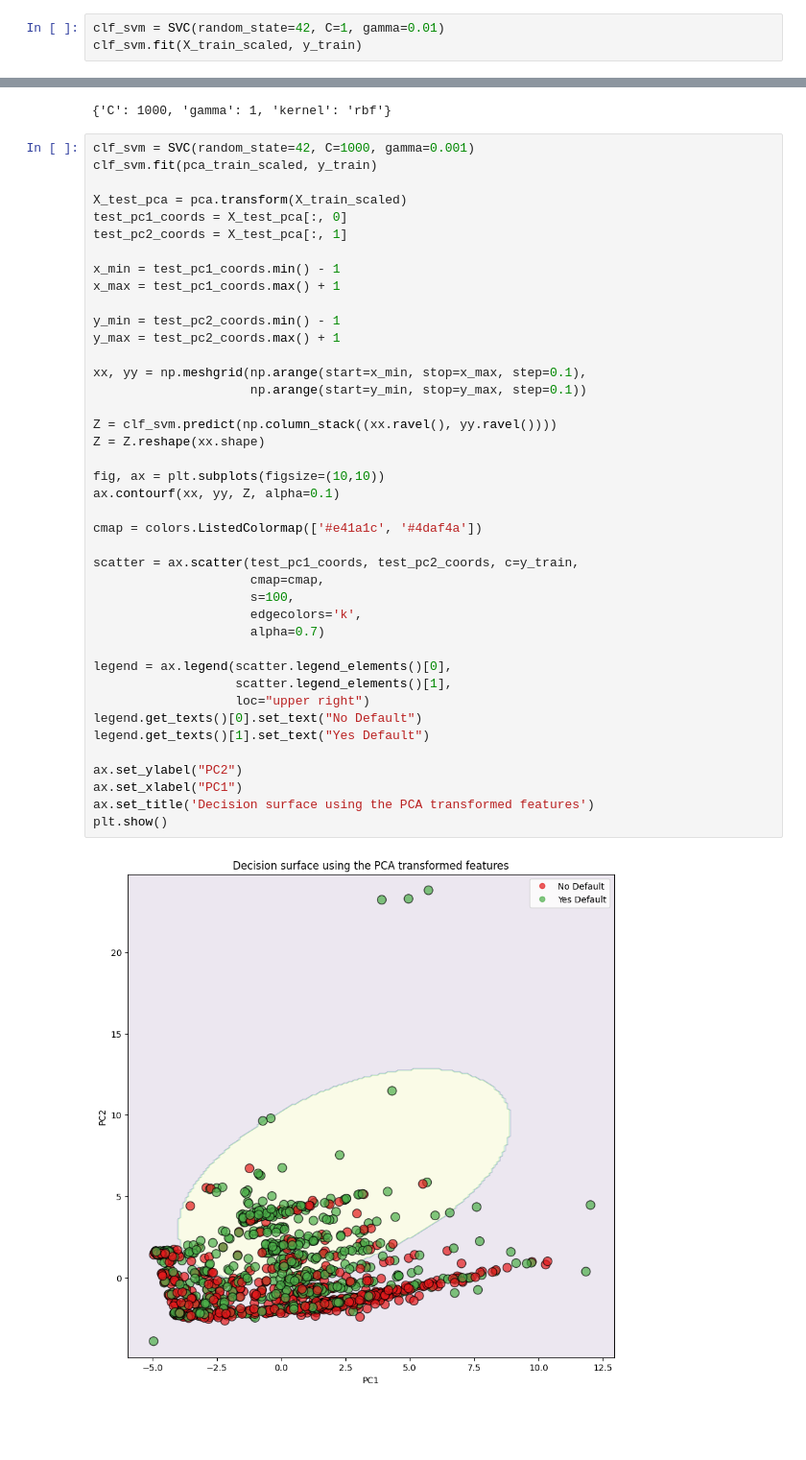
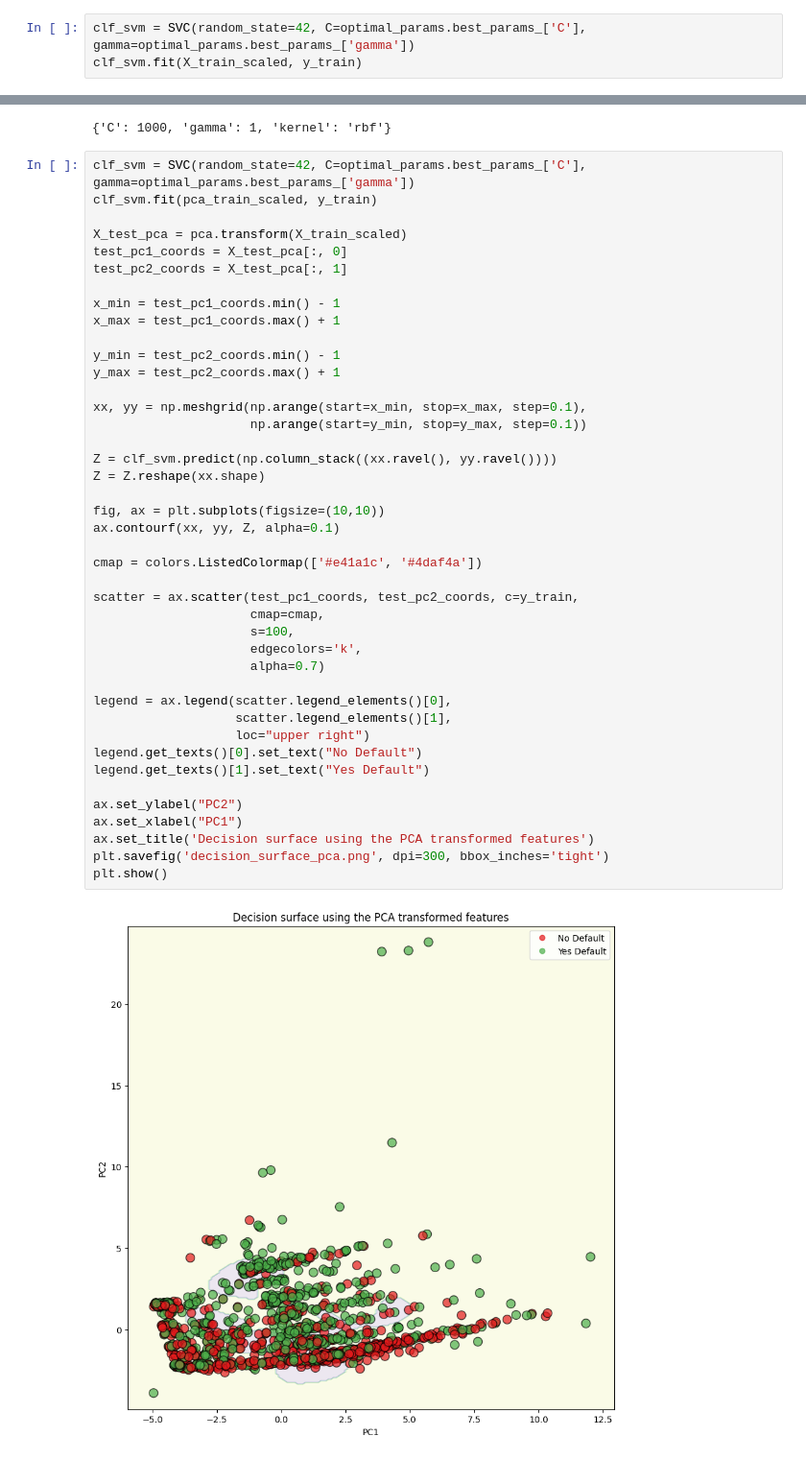
Before and after one commit to mcollinsece/cpsc-8420-advanced-machine-learning, a Jupyter notebook: Final_project/credit_card_default.ipynb, the cells around one changed output, grey strips where cells are left out. Shown: that part at 96% size. Drawn from its saved outputs; the diff is of its cells as text; blank space fills up the shorter version.

```diff
--- a/Final_project/credit_card_default.ipynb
+++ b/Final_project/credit_card_default.ipynb
@@ -212,7 +212,7 @@ print(optimal_params.best_params_)
 # %% [output]
 {'C': 1, 'gamma': 0.01, 'kernel': 'rbf'}
 # %%
-clf_svm = SVC(random_state=42, C=1, gamma=0.01)
+clf_svm = SVC(random_state=42, C=optimal_params.best_params_['C'], gamma=optimal_params.best_params_['gamma'])
 clf_svm.fit(X_train_scaled, y_train)
 # %% [output]
 SVC(C=1, gamma=0.01, random_state=42)
@@ -278,7 +279,7 @@ print(optimal_params.best_params_)
 # %% [output]
 {'C': 1000, 'gamma': 1, 'kernel': 'rbf'}
 # %%
-clf_svm = SVC(random_state=42, C=1000, gamma=0.001)
+clf_svm = SVC(random_state=42, C=optimal_params.best_params_['C'], gamma=optimal_params.best_params_['gamma'])
 clf_svm.fit(pca_train_scaled, y_train)
 
 X_test_pca = pca.transform(X_train_scaled)
@@ -292,31 +293,32 @@ y_min = test_pc2_coords.min() - 1
 y_max = test_pc2_coords.max() + 1
 
 xx, yy = np.meshgrid(np.arange(start=x_min, stop=x_max, step=0.1),
                      np.arange(start=y_min, stop=y_max, step=0.1))
 
 Z = clf_svm.predict(np.column_stack((xx.ravel(), yy.ravel())))
 Z = Z.reshape(xx.shape)
 
 fig, ax = plt.subplots(figsize=(10,10))
 ax.contourf(xx, yy, Z, alpha=0.1)
 
 cmap = colors.ListedColormap(['#e41a1c', '#4daf4a'])
 
 scatter = ax.scatter(test_pc1_coords, test_pc2_coords, c=y_train,
                      cmap=cmap,
                      s=100,
                      edgecolors='k',
                      alpha=0.7)
 
 legend = ax.legend(scatter.legend_elements()[0],
                    scatter.legend_elements()[1],
                    loc="upper right")
 legend.get_texts()[0].set_text("No Default")
 legend.get_texts()[1].set_text("Yes Default")
 
 ax.set_ylabel("PC2")
 ax.set_xlabel("PC1")
 ax.set_title('Decision surface using the PCA transformed features')
+plt.savefig('decision_surface_pca.png', dpi=300, bbox_inches='tight')
 plt.show()
 # %% [output]
-[figure, old version]
+[figure, new version]
```
Also changed, not shown: parts of 4 cells of this notebook, 13 other files.
